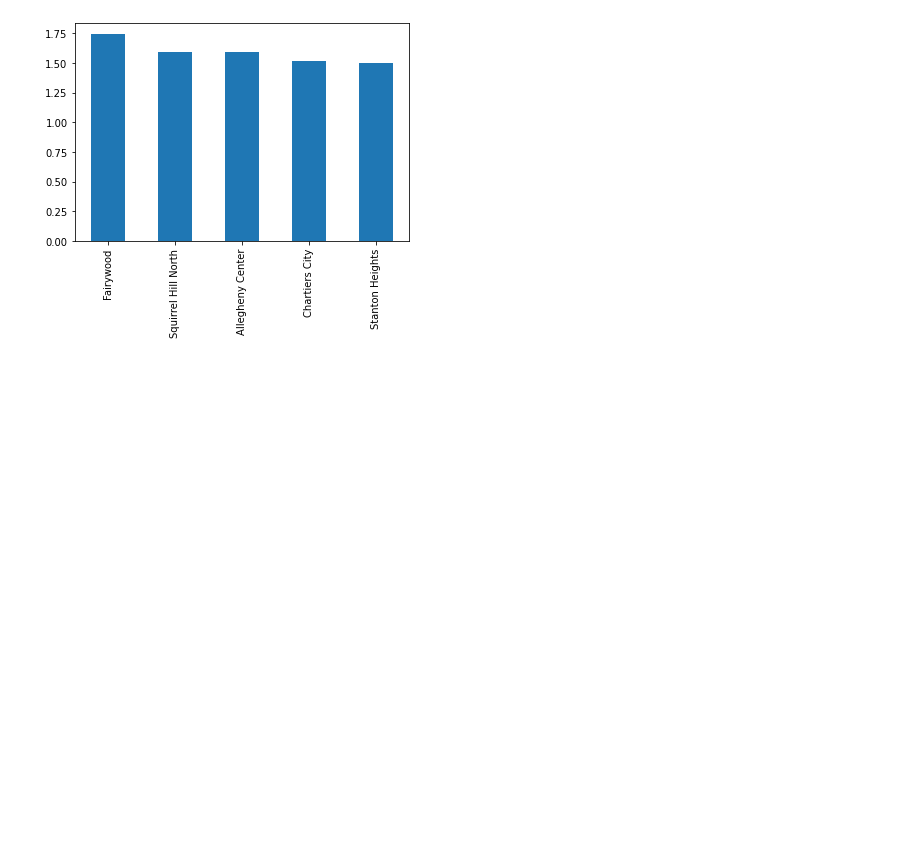
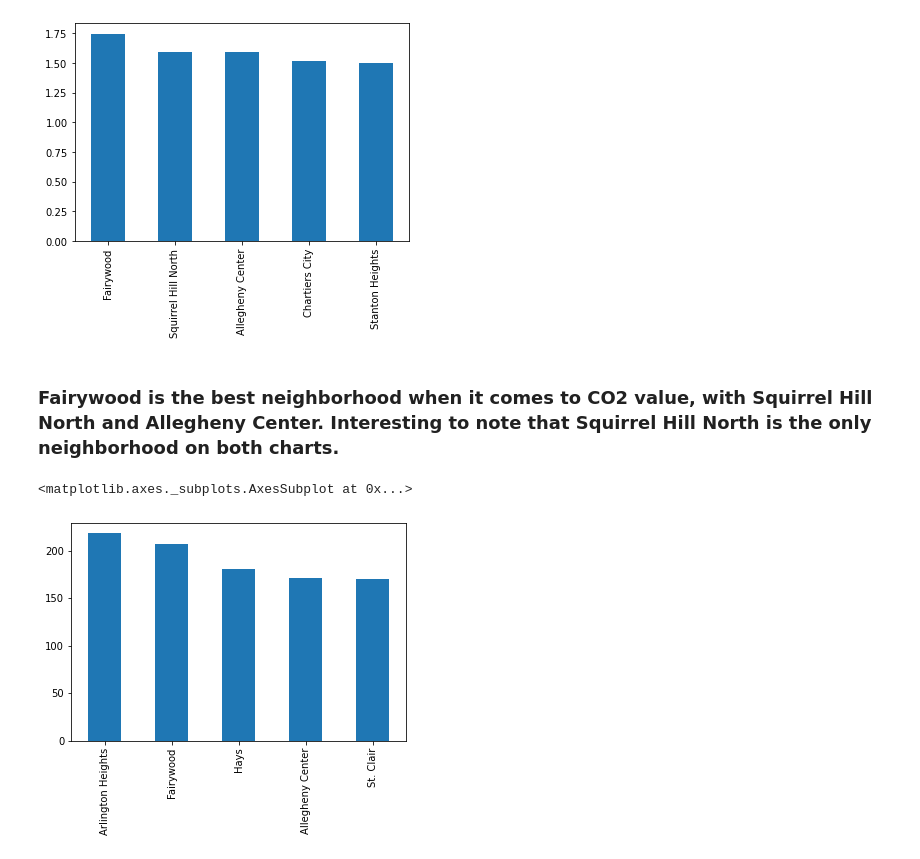
Before and after one commit to jackerman76/BigIdeasFinal, a Jupyter notebook: Trees/Trees.ipynb, the cells around one changed output. Cells and saved outputs as stored; diff of their text form; code cells hidden in the pictures; blank space fills up the shorter version.

Commit message:
AddedMoreData

```diff
--- a/Trees/Trees.ipynb
+++ b/Trees/Trees.ipynb
@@ -66,31 +66,3 @@ plot = tL.plot.pie(subplots=True, figsize=(10, 5))
 [figure]
 # %% [markdown]
 ### So far, Squirrel Hill South is the neighborhood to beat, followed by Highland Park, and Squirrel Hill North. It has the most amount of trees compared to all the other neighborhoods.
-# %%
-list = []
-list2 = ['Squirrel Hill South', 'Highland Park', 'Squirrel Hill North']
-#====================================================================================================================
-a = t['neighborhood'] == "Squirrel Hill South"
-aa = t[a]
-
-SHSM = aa['overall_benefits_dollar_value'].mean()
-print("Average benefits dollar value in Squirrel Hill South: $", SHSM)
-list.append(SHSM)
-#====================================================================================================================
-b = t['neighborhood'] == "Highland Park"
-bb = t[b]
-
-HLM = bb['overall_benefits_dollar_value'].mean()
-print("Average benefits dollar value in Highland Park: $", HLM)
-list.append(HLM)
-#====================================================================================================================
-c = t['neighborhood'] == "Squirrel Hill North"
-cc = t[c]
-
-SHNM = cc['overall_benefits_dollar_value'].mean()
-print("Average benefits dollar value in Squirrel Hill North: $", SHNM)
-list.append(SHNM)
-
-data = pd.Series(list, index=list2)
-data.sort_values(ascending=False, inplace=True)
-data.plot.bar()
@@ -121,3 +85,25 @@ topTenData.plot.bar()
 # %% [output]
 <matplotlib.axes._subplots.AxesSubplot at 0x...>
 [figure]
+# %% [markdown]
+### Fairywood is the best neighborhood when it comes to CO2 value, with Squirrel Hill North and Allegheny Center. Interesting to note that Squirrel Hill North is the only neighborhood on both charts.
+# %%
+neighborhoodList=[]
+averageOverallValueList=[]
+for a in q:
+    neighborhoodList.append(a)
+
+for n in neighborhoodList:
+    b = t['neighborhood'] == n
+    bb = t[b]
+    BBB = bb['overall_benefits_dollar_value'].mean()
+    averageOverallValueList.append(BBB)
+
+
+allData2 = pd.Series(averageOverallValueList, index=neighborhoodList)
+allData2.sort_values(ascending=False, inplace=True)
+topTenData2=allData2.head(5)
+topTenData2.plot.bar()
+# %% [output]
+<matplotlib.axes._subplots.AxesSubplot at 0x...>
+[figure, added]
```
Also changed, not shown: parts of 4 cells of this notebook.
